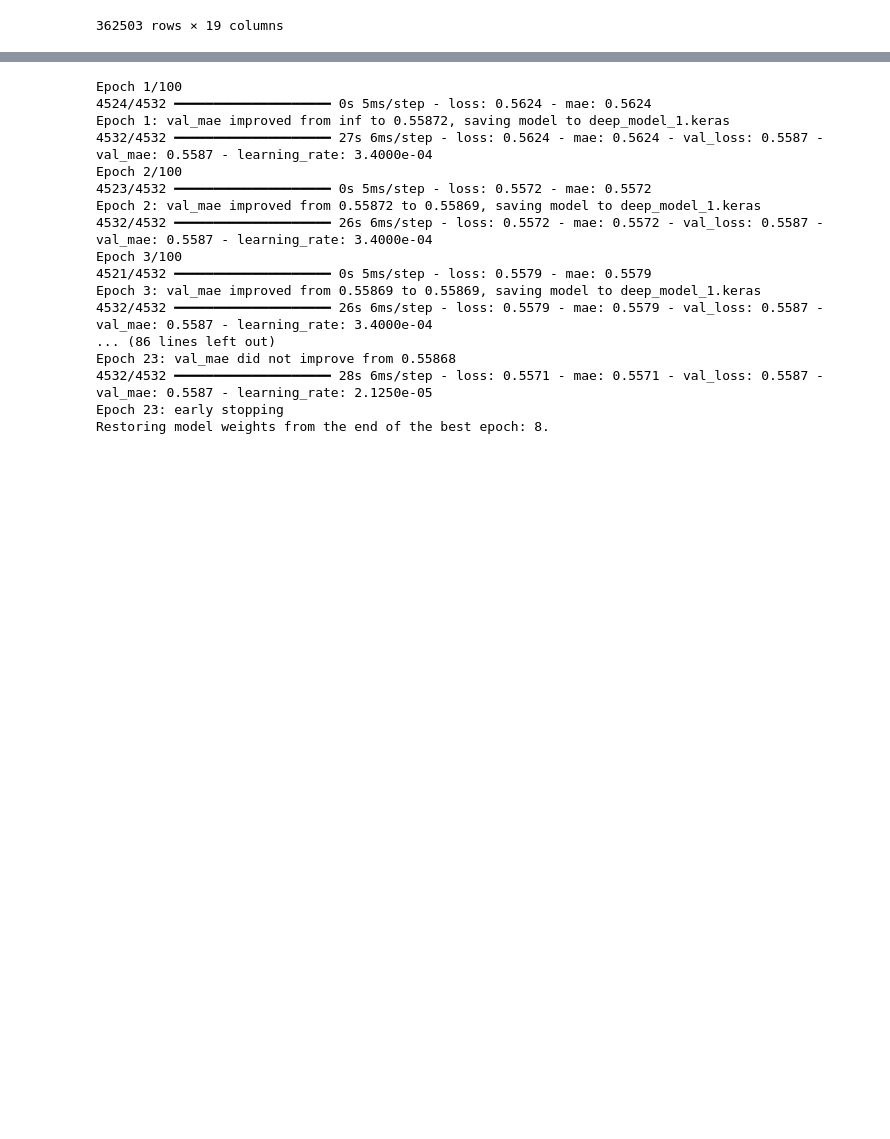
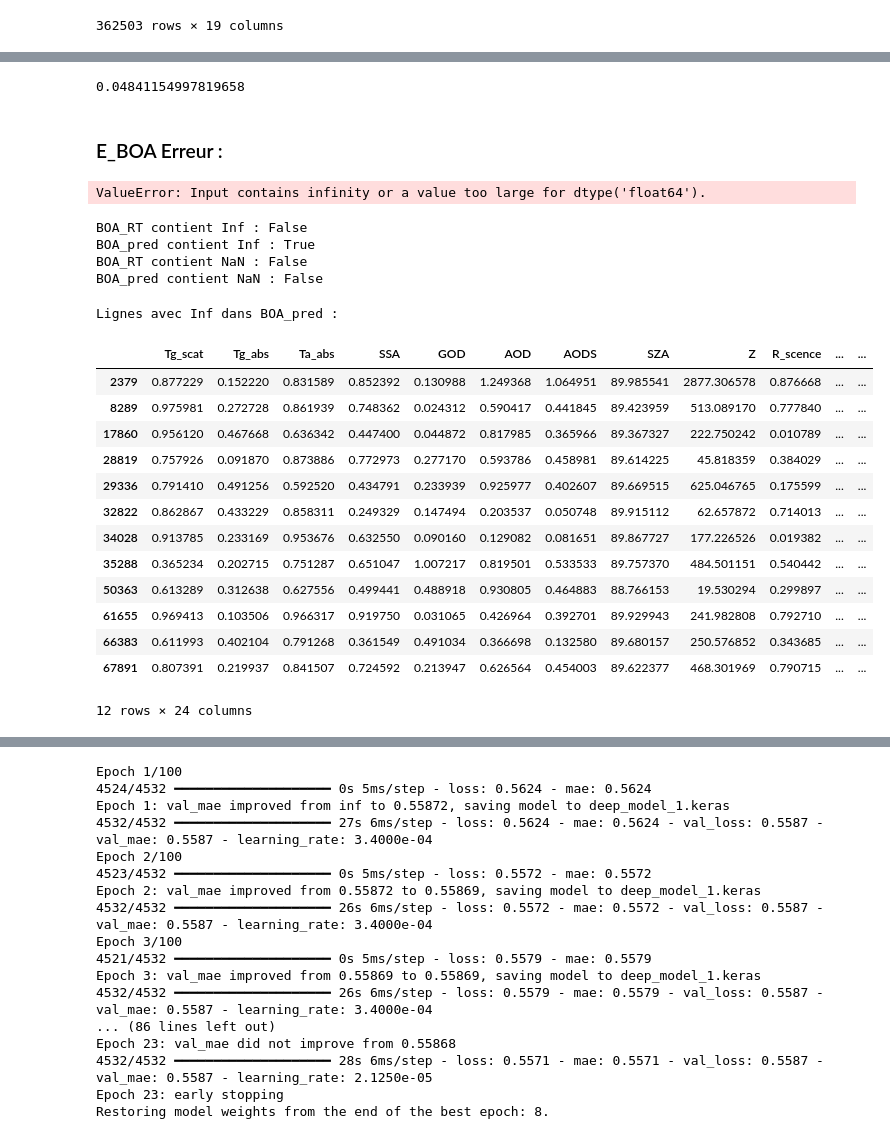
Before and after one commit to firasayarii/EOS_CESBIO, a Jupyter notebook: modeling_BOA/Deep_BOA_training.ipynb, the cells around one changed output, grey strips where cells are left out. Saved outputs shown, nothing was run; the diff lists cells and outputs as text; code cells hidden in the pictures; blank space fills up the shorter version.

```diff
--- a/modeling_BOA/Deep_BOA_training.ipynb
+++ b/modeling_BOA/Deep_BOA_training.ipynb
@@ -120,0 +427,3 @@ model.compile(optimizer=optimizer, loss='mse', metrics=['mae'])
+# %%
+X_test_real['BOA_pred'] = X_test_real.apply(lambda row: calculate_BOA(row['SZA'], row['Z'],row['Tg_abs'],row['Tg_scat'],row['AOD'],row['SSA'],row['alpha_pred']), axis=1)
+X_test_real
@@ -120,0 +444,12 @@ model.compile(optimizer=optimizer, loss='mse', metrics=['mae'])
+# %%
+def calculate_BOA_IA(Tg_abs,Mg,Ta_abs,Ma,alpha,delta_g_scat,AODS):
+    numerator= 1000*(Tg_abs**Mg)*(Ta_abs**Ma)
+    denominator=1+alpha*delta_g_scat*Mg+(alpha*(1/3)*AODS)*Ma
+
+    BOA_ia= numerator / denominator
+    return BOA_ia
+# %%
+X_test_real['BOA_pred'] = X_test_real.apply(lambda row: calculate_BOA_IA(row['Tg_abs'], row['mprime_g'],row['Ta_abs'],row['mprime_a'],row['alpha_pred'],row['GOD'],row['AODS']), axis=1)
+X_test_real['BOA_RT']=1000*X_test_real['BOA_fraction']
+# %%
+X_test_real['BOA_RT_test'] = X_test_real.apply(lambda row: calculate_BOA_IA(row['Tg_abs'], row['mprime_g'],row['Ta_abs'],row['mprime_a'],row['alpha'],row['GOD'],row['AODS']), axis=1)
@@ -120,0 +474,29 @@ model.compile(optimizer=optimizer, loss='mse', metrics=['mae'])
+# %%
+from sklearn.metrics import mean_absolute_error
+mae=mean_absolute_error(X_test_real['alpha'],X_test_real['alpha_pred'])
+mae
+# %% [output]
+0.04841154997819658
+# %% [markdown]
+### E_BOA Erreur :
+# %%
+from sklearn.metrics import mean_absolute_error
+mae=mean_absolute_error(X_test_real['BOA_RT'],X_test_real['BOA_pred'])
+mae
+# %% [output]
+ValueError: Input contains infinity or a value too large for dtype('float64').
+# %%
+import numpy as np
+
+# Vérifie les infinis
+print("BOA_RT contient Inf :", np.isinf(X_test_real['BOA_RT']).any())
+print("BOA_pred contient Inf :", np.isinf(X_test_real['BOA_pred']).any())
+
+# Vérifie les NaNs
+print("BOA_RT contient NaN :", X_test_real['BOA_RT'].isna().any())
+print("BOA_pred contient NaN :", X_test_real['BOA_pred'].isna().any())
+# %% [output]
+BOA_RT contient Inf : False
+BOA_pred contient Inf : True
+BOA_RT contient NaN : False
+BOA_pred contient NaN : False
@@ -120,0 +510,20 @@ model.compile(optimizer=optimizer, loss='mse', metrics=['mae'])
+# %%
+infs = X_test_real[np.isinf(X_test_real['BOA_pred'])]
+print("Lignes avec Inf dans BOA_pred :")
+infs
+# %% [output]
+Lignes avec Inf dans BOA_pred :
+|  | Tg_scat | Tg_abs | Ta_abs | SSA | GOD | AOD | AODS | SZA | Z | R_scence | ... | ... |
+| 2379 | 0.877229 | 0.152220 | 0.831589 | 0.852392 | 0.130988 | 1.249368 | 1.064951 | 89.985541 | 2877.306578 | 0.876668 | ... | ... |
+| 8289 | 0.975981 | 0.272728 | 0.861939 | 0.748362 | 0.024312 | 0.590417 | 0.441845 | 89.423959 | 513.089170 | 0.777840 | ... | ... |
+| 17860 | 0.956120 | 0.467668 | 0.636342 | 0.447400 | 0.044872 | 0.817985 | 0.365966 | 89.367327 | 222.750242 | 0.010789 | ... | ... |
+| 28819 | 0.757926 | 0.091870 | 0.873886 | 0.772973 | 0.277170 | 0.593786 | 0.458981 | 89.614225 | 45.818359 | 0.384029 | ... | ... |
+| 29336 | 0.791410 | 0.491256 | 0.592520 | 0.434791 | 0.233939 | 0.925977 | 0.402607 | 89.669515 | 625.046765 | 0.175599 | ... | ... |
+| 32822 | 0.862867 | 0.433229 | 0.858311 | 0.249329 | 0.147494 | 0.203537 | 0.050748 | 89.915112 | 62.657872 | 0.714013 | ... | ... |
+| 34028 | 0.913785 | 0.233169 | 0.953676 | 0.632550 | 0.090160 | 0.129082 | 0.081651 | 89.867727 | 177.226526 | 0.019382 | ... | ... |
+| 35288 | 0.365234 | 0.202715 | 0.751287 | 0.651047 | 1.007217 | 0.819501 | 0.533533 | 89.757370 | 484.501151 | 0.540442 | ... | ... |
+| 50363 | 0.613289 | 0.312638 | 0.627556 | 0.499441 | 0.488918 | 0.930805 | 0.464883 | 88.766153 | 19.530294 | 0.299897 | ... | ... |
+| 61655 | 0.969413 | 0.103506 | 0.966317 | 0.919750 | 0.031065 | 0.426964 | 0.392701 | 89.929943 | 241.982808 | 0.792710 | ... | ... |
+| 66383 | 0.611993 | 0.402104 | 0.791268 | 0.361549 | 0.491034 | 0.366698 | 0.132580 | 89.680157 | 250.576852 | 0.343685 | ... | ... |
+| 67891 | 0.807391 | 0.219937 | 0.841507 | 0.724592 | 0.213947 | 0.626564 | 0.454003 | 89.622377 | 468.301969 | 0.790715 | ... | ... |
+12 rows × 24 columns
```
Also changed, not shown: parts of 34 cells of this notebook, 27 other files.
